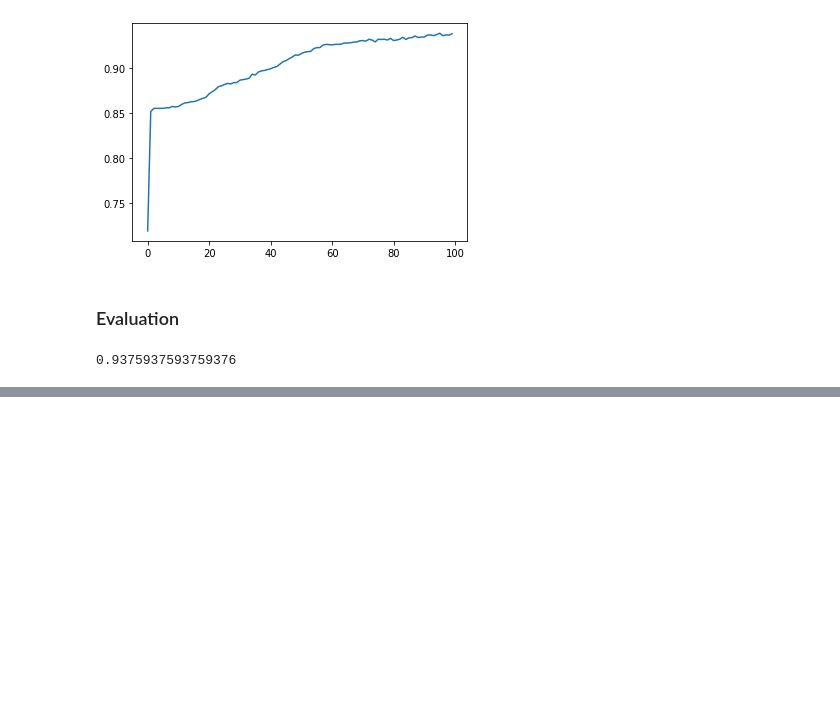
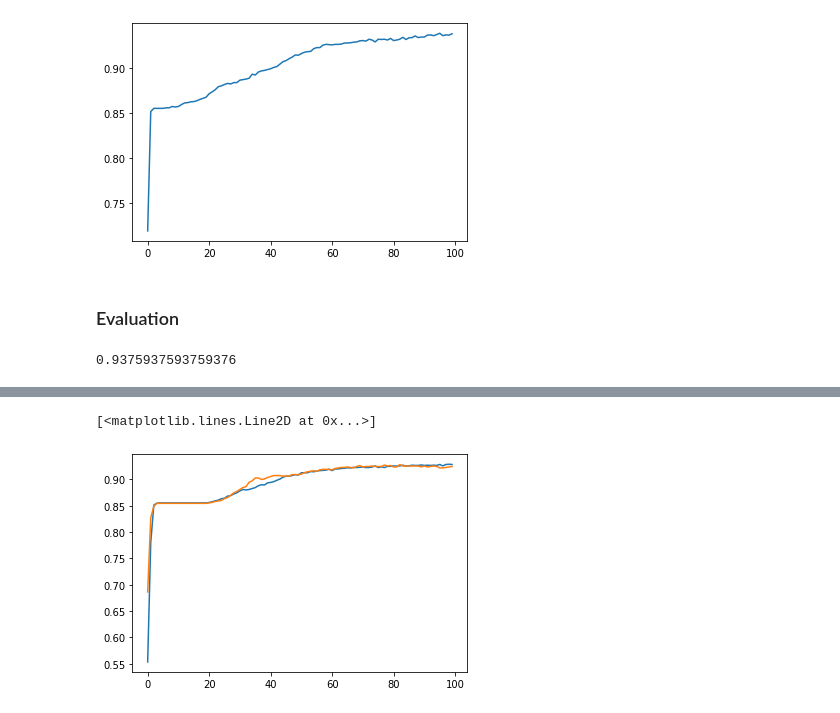
Before and after one commit to ywchiu/tibamedl, a Jupyter notebook: Demo20200725.ipynb, the cells around one changed output, grey strips where cells are left out. Cells and saved outputs as stored; diff of their text form; code cells hidden in the pictures; blank space fills up the shorter version.

```diff
--- a/Demo20200725.ipynb
+++ b/Demo20200725.ipynb
@@ -604,0 +731,26 @@ accuracy_score(y, predicted_y)
+# %%
+test_x = sc.transform(test_x)
+# %%
+from tensorflow.keras.models import Sequential
+from tensorflow.keras.layers import Dense
+# Dense => x * w + b
+model = Sequential()
+model.add(Dense(8,activation='relu',input_dim=16))
+model.add(Dense(8,activation='relu',))
+model.add(Dense(1,activation = 'sigmoid'))
+# %%
+model.compile(optimizer='sgd',
+       loss='binary_crossentropy',
+       metrics=['accuracy'])
+# %%
+history = model.fit(train_x, train_y,
+          batch_size = 30,
+          epochs   = 100,
+          verbose   = 0,
+          validation_data = (test_x, test_y))
+# %%
+plt.plot(range(len(history.history.get('accuracy'))),history.history.get('accuracy'))
+plt.plot(range(len(history.history.get('val_accuracy'))),history.history.get('val_accuracy'))
+# %% [output]
+[<matplotlib.lines.Line2D at 0x...>]
+[figure, added]
```
Also changed, not shown: parts of 44 cells of this notebook.
